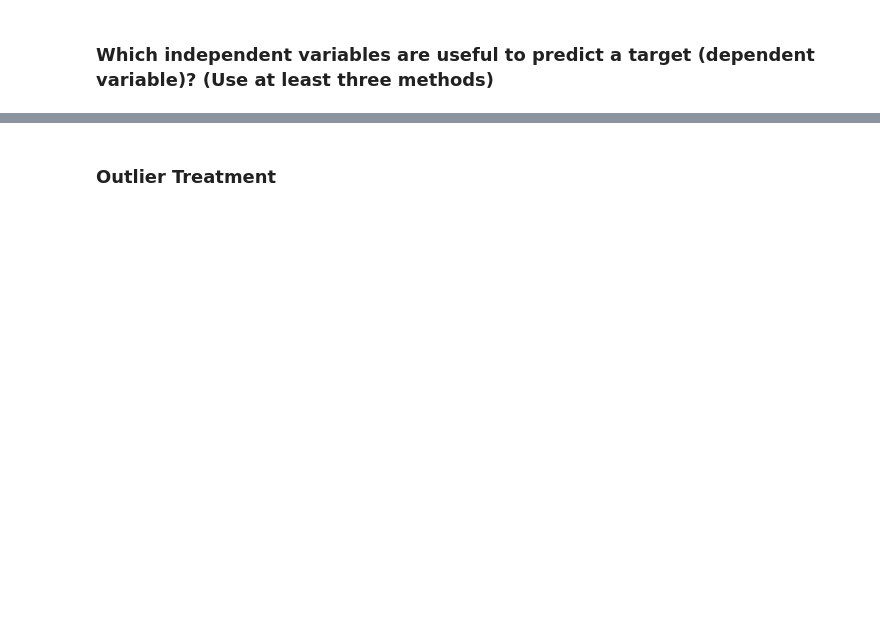
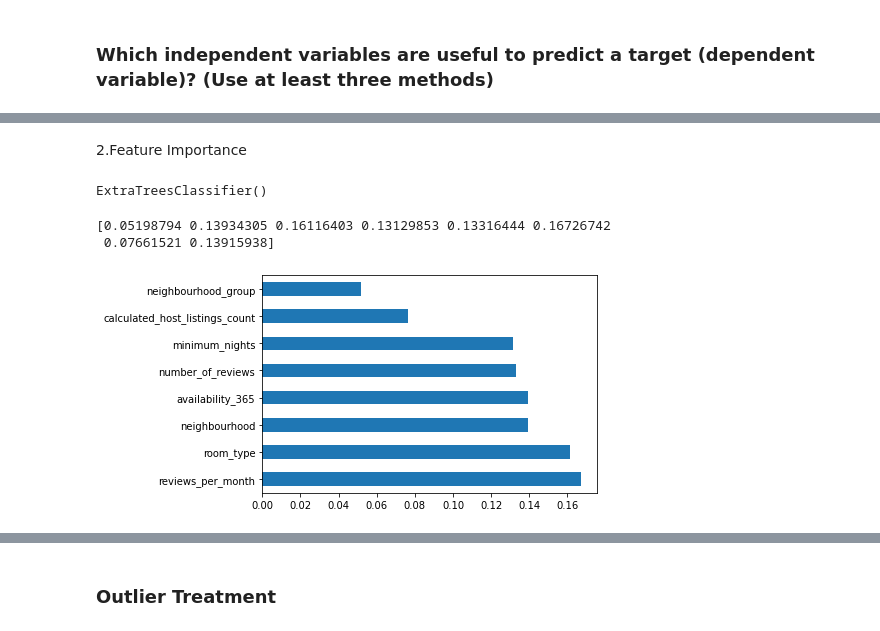
Before and after one commit to midhunmohank/DS, a Jupyter notebook: Notebooks/ML Data Cleaning and Feature Selection.ipynb, the cells around one changed output, grey strips where cells are left out. Saved outputs shown, nothing was run; the diff lists cells and outputs as text; code cells hidden in the pictures; blank space fills up the shorter version.

Commit message:
Outliers, Feature Selection functions added

```diff
--- a/Notebooks/ML Data Cleaning and Feature Selection.ipynb
+++ b/Notebooks/ML Data Cleaning and Feature Selection.ipynb
@@ -219,0 +219,5 @@ plt.show()
+# %%
+df['neighbourhood_group']= df['neighbourhood_group'].astype("category").cat.codes
+df['neighbourhood'] = df['neighbourhood'].astype("category").cat.codes
+df['room_type'] = df['room_type'].astype("category").cat.codes
+df.info()
@@ -230,0 +253,9 @@ Each of the following method is applied below to the dataset.</b>
+# %%
+from sklearn.feature_selection import SelectKBest
+from sklearn.feature_selection import chi2
+X = df.iloc[:,0:8]
+y = df.iloc[:,-1]
+y=y.astype('int')
+# y = pd.DataFrame(y)
+# y.head(10)
+# X.describe()
@@ -230,0 +297,21 @@ Each of the following method is applied below to the dataset.</b>
+# %% [markdown]
+2.Feature Importance
+# %%
+from sklearn.ensemble import ExtraTreesClassifier
+
+model = ExtraTreesClassifier()
+model.fit(X,y)
+# %% [output]
+ExtraTreesClassifier()
+# %%
+print(model.feature_importances_)
+# %% [output]
+[0.05198794 0.13934305 0.16116403 0.13129853 0.13316444 0.16726742
+ 0.07661521 0.13915938]
+# %%
+#Plot graph of feature importance for better visualization
+feat_importances = pd.Series(model.feature_importances_,index = X.columns)
+feat_importances.nlargest(10).plot(kind = 'barh')
+plt.show()
+# %% [output]
+[figure, added]
```
Also changed, not shown: parts of 31 cells of this notebook, 1 other file.
